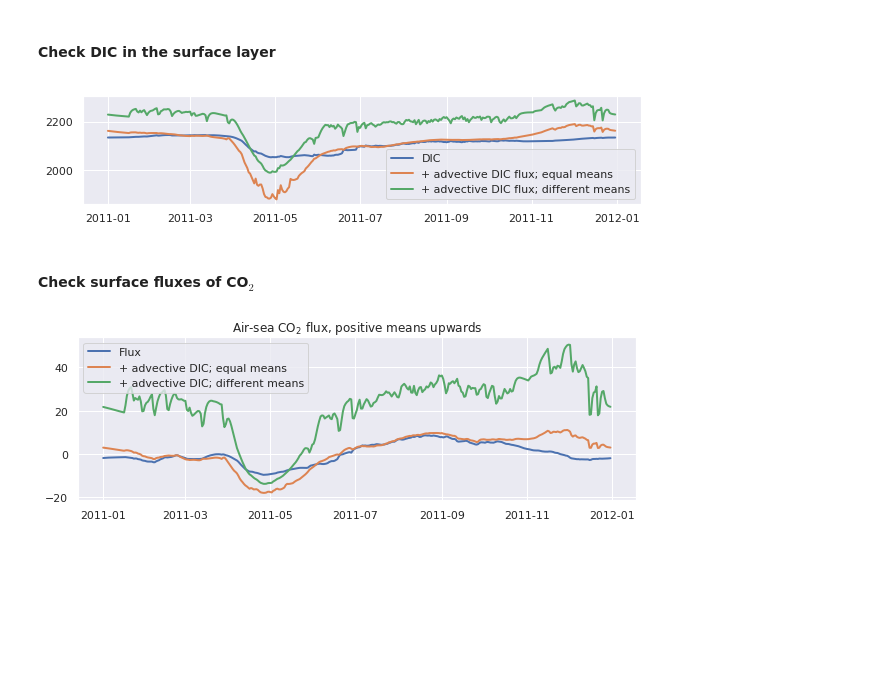
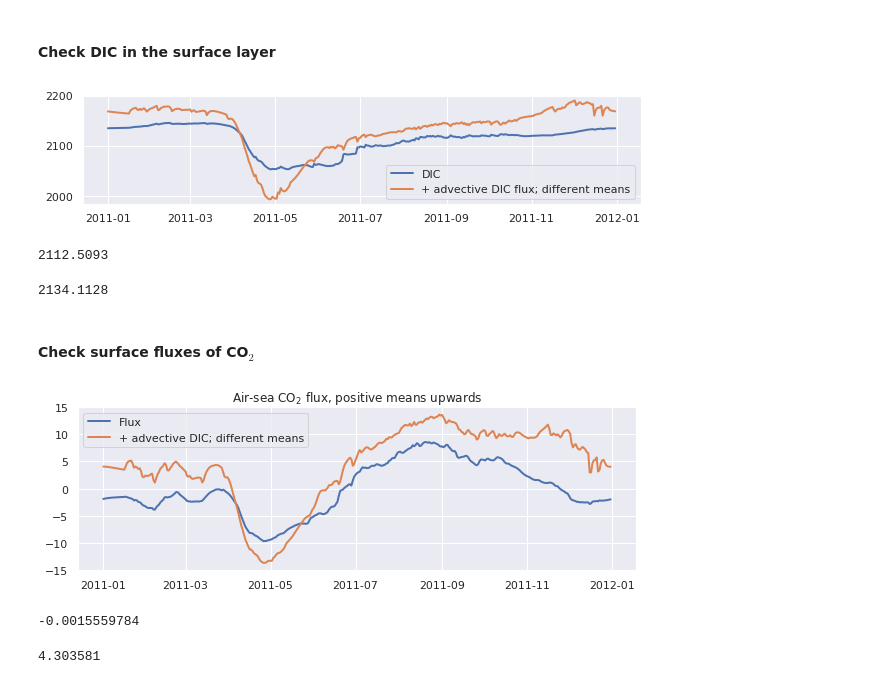
Before and after one commit to limash/Carbon_dioxide_absorption_drivers, a Jupyter notebook: 5_air-sea_fluxes_NS.ipynb, the cells around one changed output. Saved outputs shown, nothing was run; the diff lists cells and outputs as text; code cells hidden in the pictures; blank space fills up the shorter version.

```diff
--- a/5_air-sea_fluxes_NS.ipynb
+++ b/5_air-sea_fluxes_NS.ipynb
@@ -36,11 +36,19 @@ dic_with_flux2 = dic_with_flux2.reset_index()
 # %%
 fig = plt.figure(figsize=(10, 2)); ax = fig.add_subplot(1, 1, 1);
 ax.plot(dic['time'], dic['B_C_DIC'], linewidth=2, label=r'DIC');
-ax.plot(dic_with_flux['time'], dic_with_flux['B_C_DIC'], linewidth=2, label=r'+ advective DIC flux; equal means');
+#ax.plot(dic_with_flux['time'], dic_with_flux['B_C_DIC'], linewidth=2, label=r'+ advective DIC flux; equal means');
 ax.plot(dic_with_flux2['time'], dic_with_flux2['B_C_DIC'], linewidth=2, label=r'+ advective DIC flux; different means');
 ax.legend(loc='best');
 # %% [output]
-[figure, old version]
+[figure, new version]
+# %%
+dic['B_C_DIC'].values.mean()
+# %% [output]
+2112.5093
+# %%
+dic_with_flux2['B_C_DIC'].values.mean()
+# %% [output]
+2134.1128
 # %% [markdown]
 #### Check surface fluxes of CO$_2$
 # %%
@@ -64,9 +72,17 @@ dicflux_alk2 = dicflux_alk2.reset_index();
 # %%
 fig = plt.figure(figsize=(10, 3)); ax = fig.add_subplot(1, 1, 1);
 ax.plot(dicflux_no['time'], dicflux_no['B_C_DIC   _flux'], linewidth=2, label=r'Flux');
-ax.plot(dicflux_alk['time'], dicflux_alk['B_C_DIC   _flux'], linewidth=2, label=r'+ advective DIC; equal means');
+#ax.plot(dicflux_alk['time'], dicflux_alk['B_C_DIC   _flux'], linewidth=2, label=r'+ advective DIC; equal means');
 ax.plot(dicflux_alk2['time'], dicflux_alk2['B_C_DIC   _flux'], linewidth=2, label=r'+ advective DIC; different means');
 plt.title('Air-sea CO$_2$ flux, positive means upwards');
 ax.legend(loc='best');
 # %% [output]
-[figure, old version]
+[figure, new version]
+# %%
+dicflux_no['B_C_DIC   _flux'].values.mean()
+# %% [output]
+-0.0015559784
+# %%
+dicflux_alk2['B_C_DIC   _flux'].values.mean()
+# %% [output]
+4.303581
```
Also changed, not shown: 2 other files.
